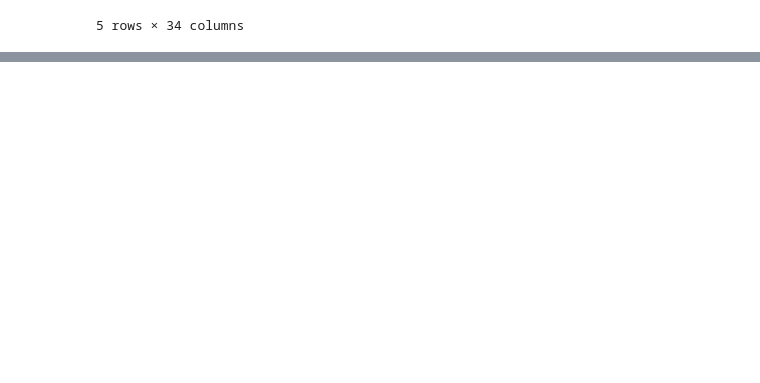
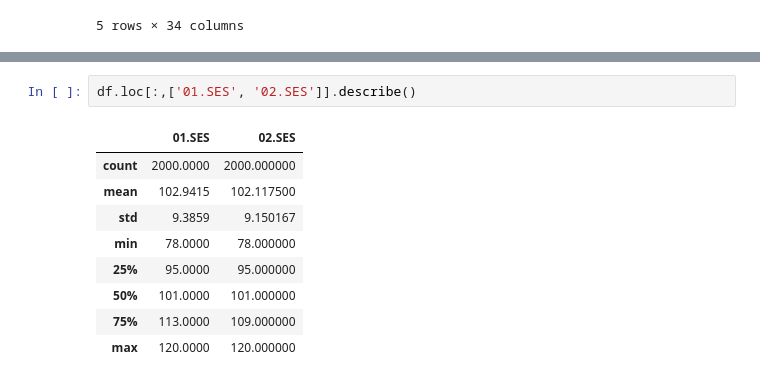
Before and after one commit to anshumbanga/Projects, a Jupyter notebook: LA4_SCHOOL/Data Cleaning.ipynb, the cells around one changed output, grey strips where cells are left out. Drawn from its saved outputs; the diff is of its cells as text; blank space fills up the shorter version.

```diff
--- a/LA4_SCHOOL/Data Cleaning.ipynb
+++ b/LA4_SCHOOL/Data Cleaning.ipynb
@@ -18,0 +135,12 @@ df.head()
+# %%
+df.loc[:,['01.SES', '02.SES']].describe()
+# %% [output]
+|  | 01.SES | 02.SES |
+| count | 2000.0000 | 2000.000000 |
+| mean | 102.9415 | 102.117500 |
+| std | 9.3859 | 9.150167 |
+| min | 78.0000 | 78.000000 |
+| 25% | 95.0000 | 95.000000 |
+| 50% | 101.0000 | 101.000000 |
+| 75% | 113.0000 | 109.000000 |
+| max | 120.0000 | 120.000000 |
```
Also changed, not shown: parts of 17 cells of this notebook.
